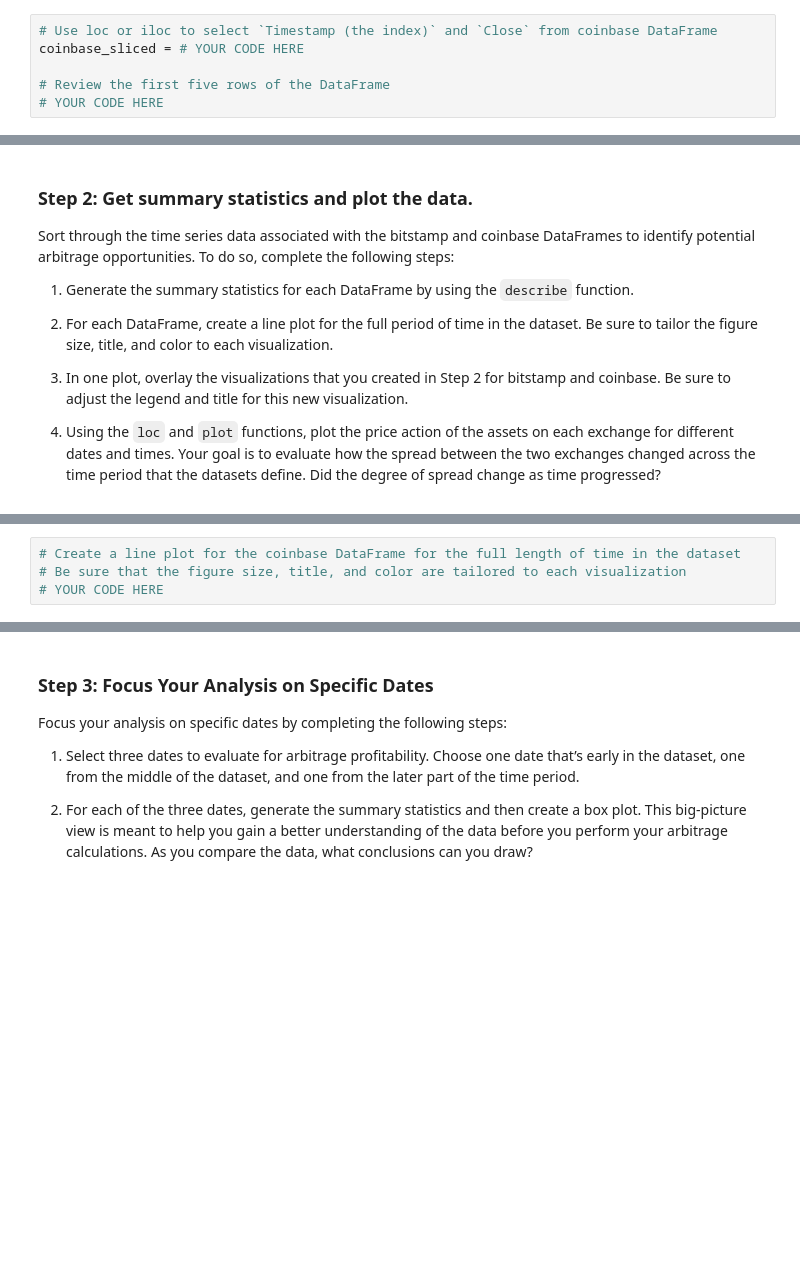
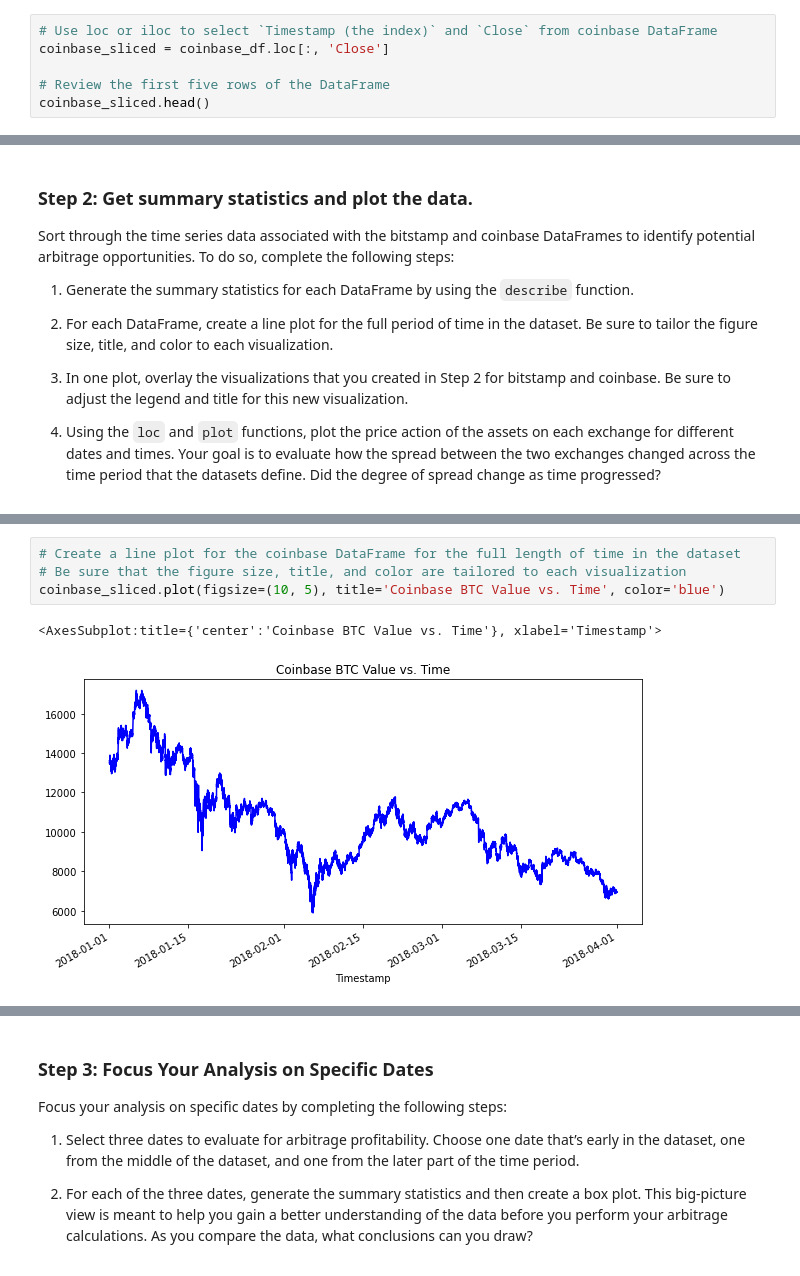
Before and after one commit to davidlp94/03_DLP_Bitcoin_arbitrage_application, a Jupyter notebook: crypto_arbitrage.ipynb, the cells around one changed output, grey strips where cells are left out. Drawn from its saved outputs; the diff is of its cells as text; blank space fills up the shorter version.

```diff
--- a/crypto_arbitrage.ipynb
+++ b/crypto_arbitrage.ipynb
@@ -392,6 +390,6 @@ SyntaxError: invalid syntax (Temp/ipykernel_848/3400854444.py, line 2)
 # %%
 # Use loc or iloc to select `Timestamp (the index)` and `Close` from coinbase DataFrame
-coinbase_sliced = # YOUR CODE HERE
+coinbase_sliced = coinbase_df.loc[:, 'Close']
 
 # Review the first five rows of the DataFrame
-# YOUR CODE HERE
+coinbase_sliced.head()
@@ -420,7 +449,10 @@ Sort through the time series data associated with the bitstamp and coinbase Data
 # %%
 # Create a line plot for the coinbase DataFrame for the full length of time in the dataset
 # Be sure that the figure size, title, and color are tailored to each visualization
-# YOUR CODE HERE
+coinbase_sliced.plot(figsize=(10, 5), title='Coinbase BTC Value vs. Time', color='blue')
+# %% [output]
+<AxesSubplot:title={'center':'Coinbase BTC Value vs. Time'}, xlabel='Timestamp'>
+[figure, added]
 # %%
 # Overlay the visualizations for the bitstamp and coinbase DataFrames in one plot
 # The plot should visualize the prices over the full lenth of the dataset
```
Also changed, not shown: parts of 25 cells of this notebook.
